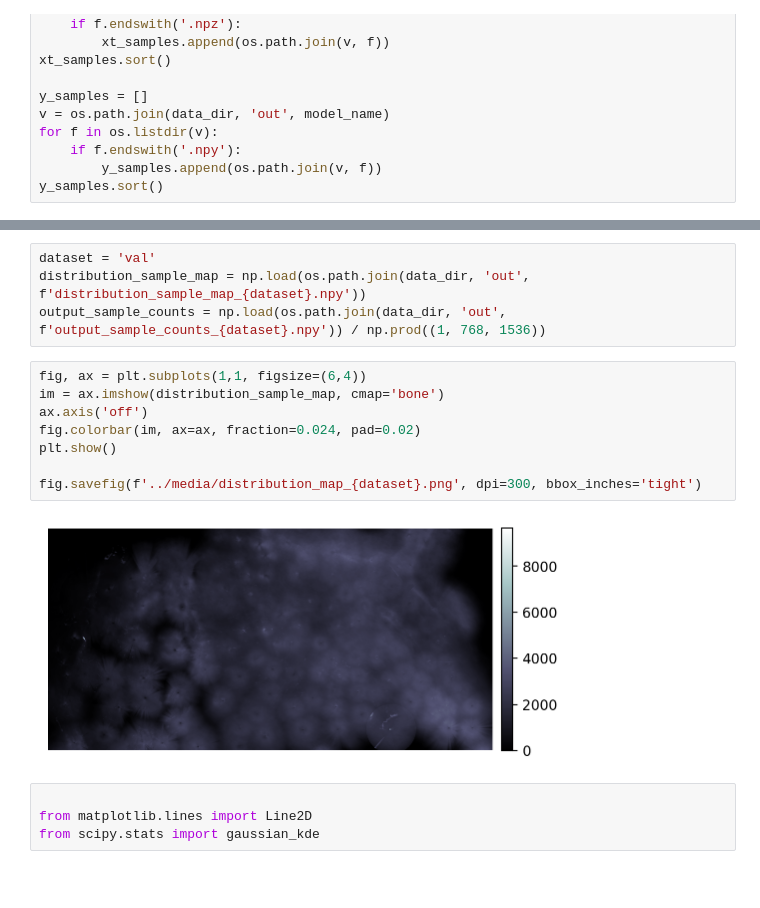
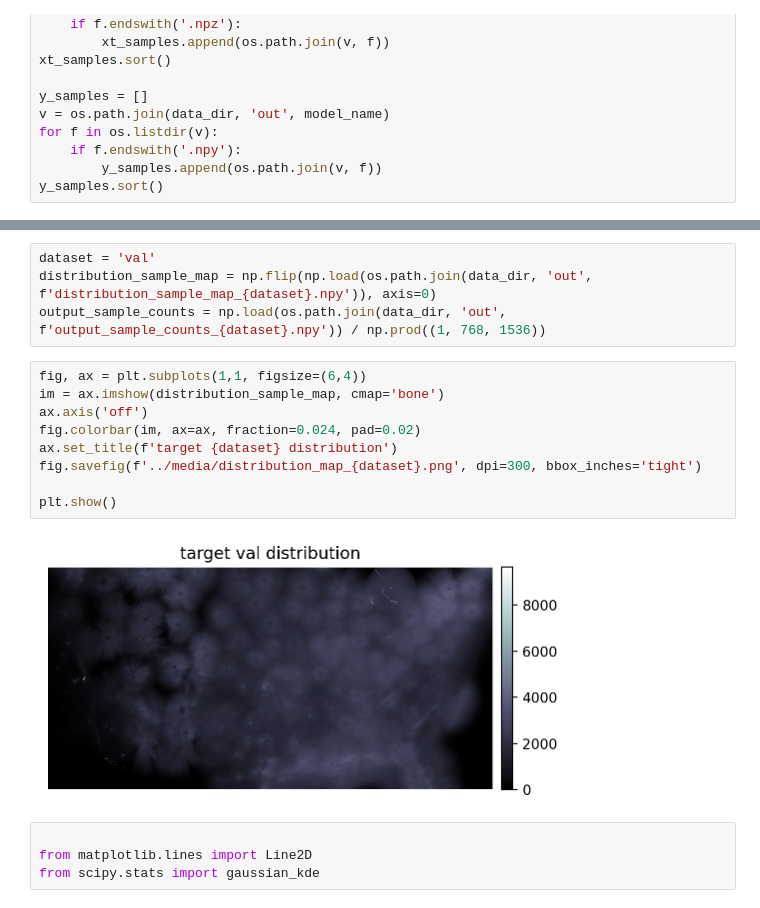
Before and after one commit to stockeh/srvit, a Jupyter notebook: notebooks/viz.ipynb, the cells around one changed output, grey strips where cells are left out. Saved outputs shown, nothing was run; the diff lists cells and outputs as text; blank space fills up the shorter version.

Commit message:
updated figures

```diff
--- a/notebooks/viz.ipynb
+++ b/notebooks/viz.ipynb
@@ -118,17 +120,18 @@ rmse: 2.55902, rmse: 6.54856
 # %%
 dataset = 'val'
-distribution_sample_map = np.load(os.path.join(data_dir, 'out', f'distribution_sample_map_{dataset}.npy'))
+distribution_sample_map = np.flip(np.load(os.path.join(data_dir, 'out', f'distribution_sample_map_{dataset}.npy')), axis=0)
 output_sample_counts = np.load(os.path.join(data_dir, 'out', f'output_sample_counts_{dataset}.npy')) / np.prod((1, 768, 1536))
 # %%
 fig, ax = plt.subplots(1,1, figsize=(6,4))
 im = ax.imshow(distribution_sample_map, cmap='bone')
 ax.axis('off')
 fig.colorbar(im, ax=ax, fraction=0.024, pad=0.02)
+ax.set_title(f'target {dataset} distribution')
+fig.savefig(f'../media/distribution_map_{dataset}.png', dpi=300, bbox_inches='tight')
+
 plt.show()
-
-fig.savefig(f'../media/distribution_map_{dataset}.png', dpi=300, bbox_inches='tight')
 # %% [output]
-[figure, old version]
+[figure, new version]
 # %%
 
 from matplotlib.lines import Line2D
```
Also changed, not shown: parts of 4 cells of this notebook, 8 other files.
